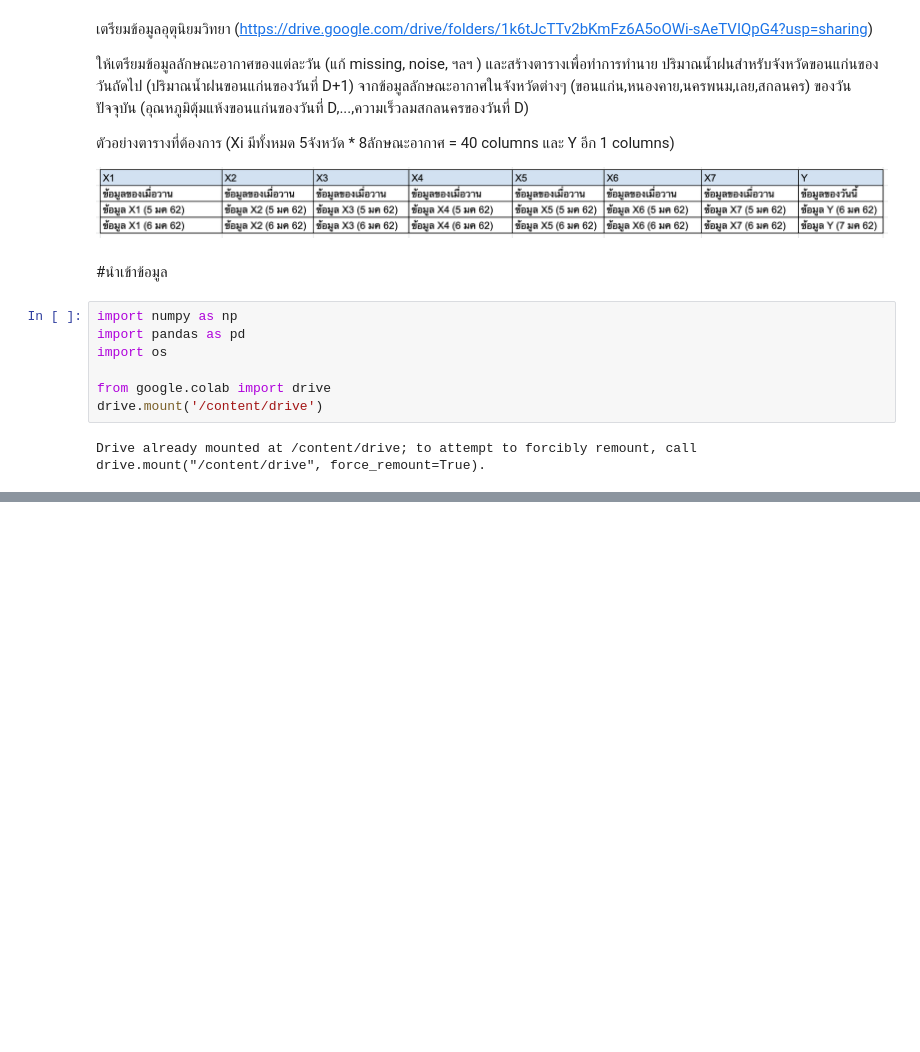
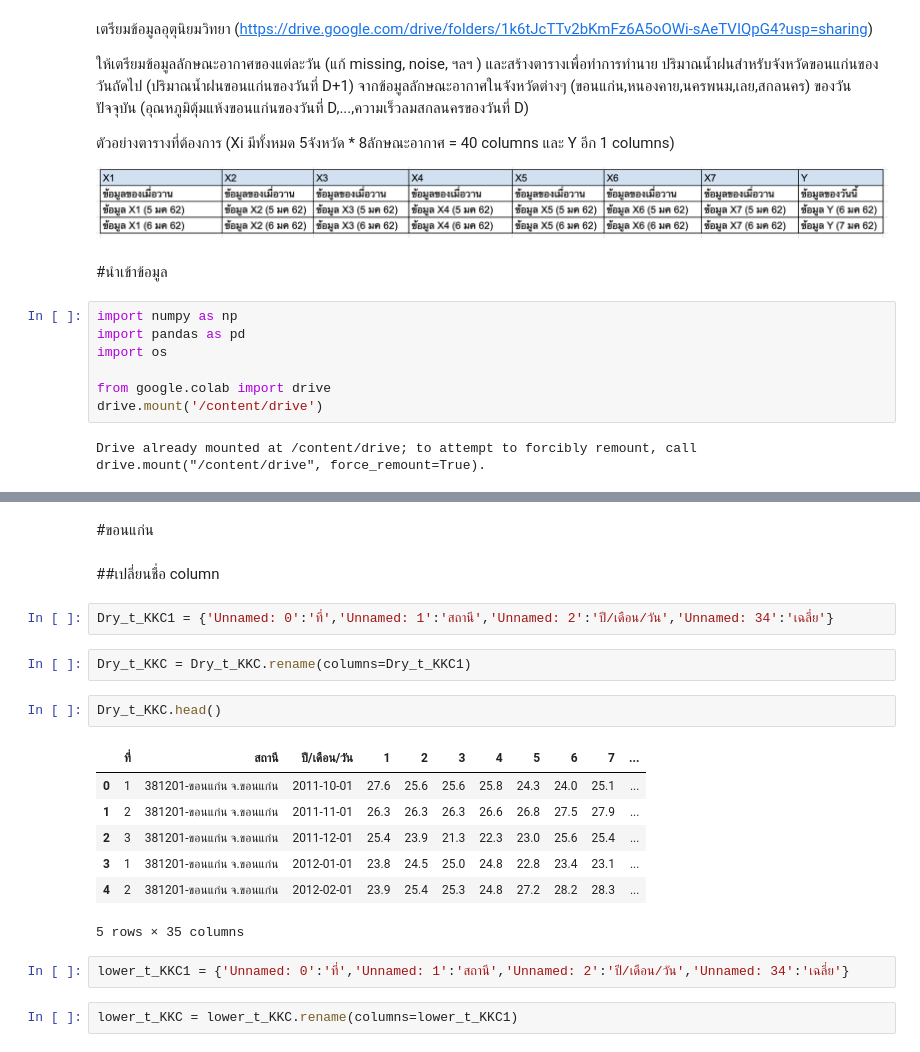
Before and after one commit to Sirapatlnwza/BSC_DPDM23, a Jupyter notebook: midterm_bscdpdm23.ipynb, the cells around one changed output, grey strips where cells are left out. Saved outputs shown, nothing was run; the diff lists cells and outputs as text; blank space fills up the shorter version.

```diff
--- a/midterm_bscdpdm23.ipynb
+++ b/midterm_bscdpdm23.ipynb
@@ -22,0 +72,22 @@ Drive already mounted at /content/drive; to attempt to forcibly remount, call dr
+# %% [markdown]
+#ขอนแก่น
+# %% [markdown]
+##เปลี่ยนชื่อ column
+# %%
+Dry_t_KKC1 = {'Unnamed: 0':'ที่','Unnamed: 1':'สถานี','Unnamed: 2':'ปี/เดือน/วัน','Unnamed: 34':'เฉลี่ย'}
+# %%
+Dry_t_KKC = Dry_t_KKC.rename(columns=Dry_t_KKC1)
+# %%
+Dry_t_KKC.head()
+# %% [output]
+|  | ที่ | สถานี | ปี/เดือน/วัน | 1 | 2 | 3 | 4 | 5 | 6 | 7 | ... |
+| 0 | 1 | 381201-ขอนแก่น จ.ขอนแก่น | 2011-10-01 | 27.6 | 25.6 | 25.6 | 25.8 | 24.3 | 24.0 | 25.1 | ... |
+| 1 | 2 | 381201-ขอนแก่น จ.ขอนแก่น | 2011-11-01 | 26.3 | 26.3 | 26.3 | 26.6 | 26.8 | 27.5 | 27.9 | ... |
+| 2 | 3 | 381201-ขอนแก่น จ.ขอนแก่น | 2011-12-01 | 25.4 | 23.9 | 21.3 | 22.3 | 23.0 | 25.6 | 25.4 | ... |
+| 3 | 1 | 381201-ขอนแก่น จ.ขอนแก่น | 2012-01-01 | 23.8 | 24.5 | 25.0 | 24.8 | 22.8 | 23.4 | 23.1 | ... |
+| 4 | 2 | 381201-ขอนแก่น จ.ขอนแก่น | 2012-02-01 | 23.9 | 25.4 | 25.3 | 24.8 | 27.2 | 28.2 | 28.3 | ... |
+5 rows × 35 columns
+# %%
+lower_t_KKC1 = {'Unnamed: 0':'ที่','Unnamed: 1':'สถานี','Unnamed: 2':'ปี/เดือน/วัน','Unnamed: 34':'เฉลี่ย'}
+# %%
+lower_t_KKC = lower_t_KKC.rename(columns=lower_t_KKC1)
```
Also changed, not shown: parts of 208 cells of this notebook.
